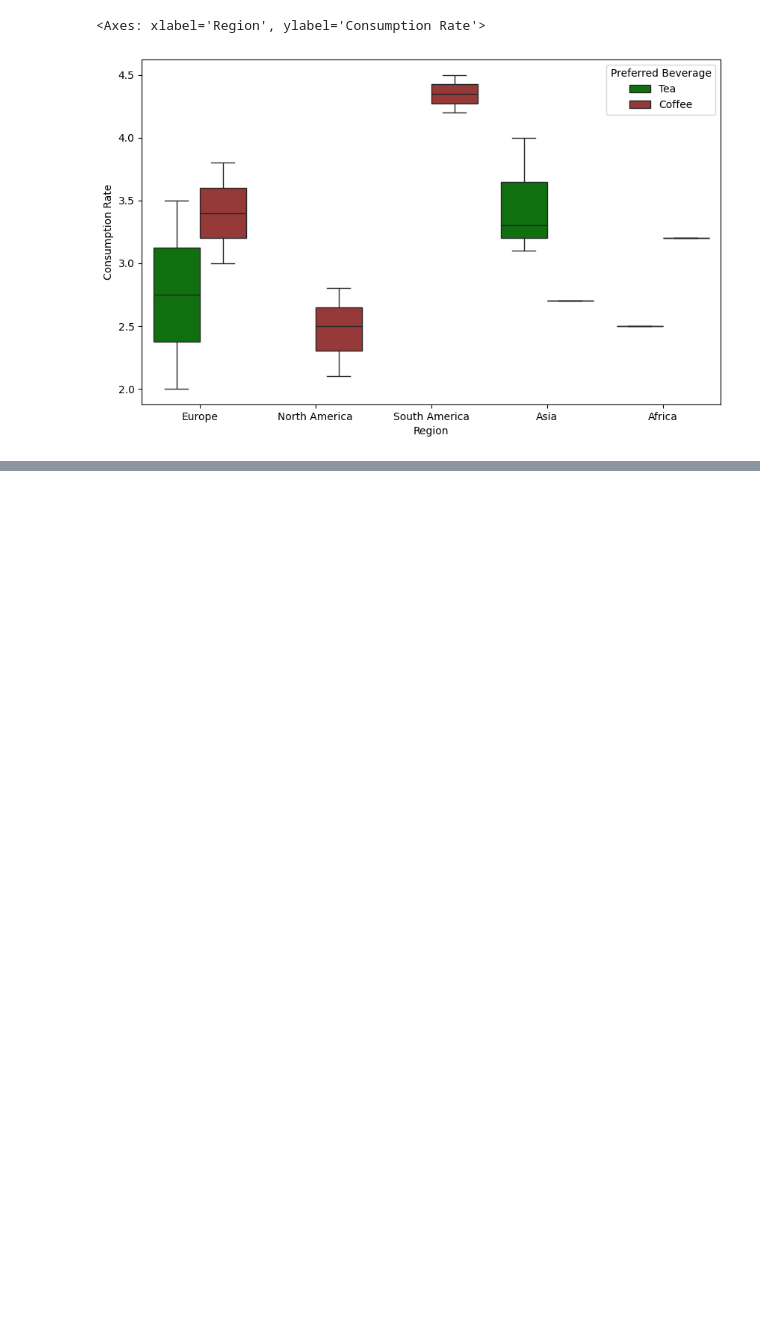
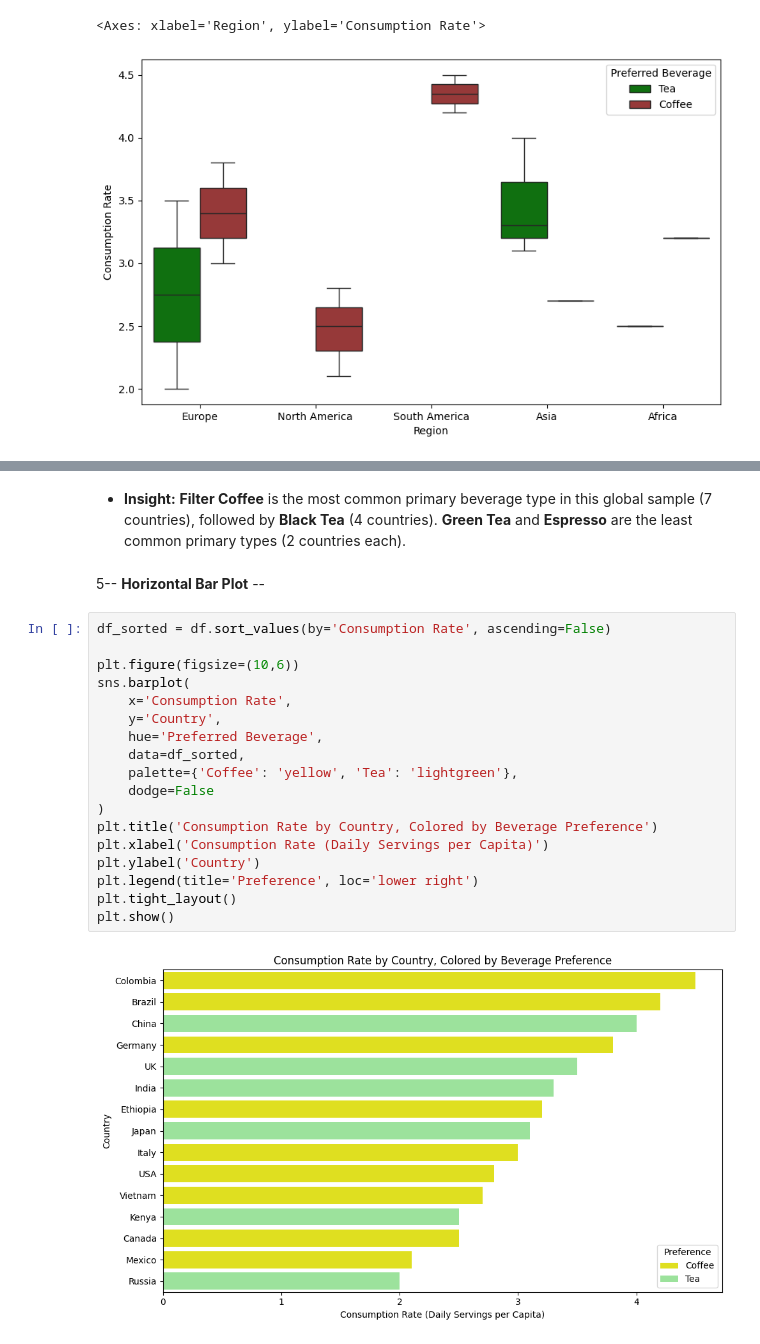
Before and after one commit to RucuAvinash/datafun-06-eda, a Jupyter notebook: rucu_eda.ipynb, the cells around one changed output, grey strips where cells are left out. Saved outputs shown, nothing was run; the diff lists cells and outputs as text; blank space fills up the shorter version.

```diff
--- a/rucu_eda.ipynb
+++ b/rucu_eda.ipynb
@@ -75,0 +117,24 @@ plt.show()
+# %% [markdown]
+* **Insight:** **Filter Coffee** is the most common primary beverage type in this global sample (7 countries), followed by **Black Tea** (4 countries). **Green Tea** and **Espresso** are the least common primary types (2 countries each).
+# %% [markdown]
+5-- **Horizontal Bar Plot** --
+# %%
+df_sorted = df.sort_values(by='Consumption Rate', ascending=False)
+
+plt.figure(figsize=(10,6))
+sns.barplot(
+    x='Consumption Rate',
+    y='Country',
+    hue='Preferred Beverage',
+    data=df_sorted,
+    palette={'Coffee': 'yellow', 'Tea': 'lightgreen'},
+    dodge=False
+)
+plt.title('Consumption Rate by Country, Colored by Beverage Preference')
+plt.xlabel('Consumption Rate (Daily Servings per Capita)')
+plt.ylabel('Country')
+plt.legend(title='Preference', loc='lower right')
+plt.tight_layout()
+plt.show()
+# %% [output]
+[figure, added]
```
Also changed, not shown: parts of 13 cells of this notebook.
